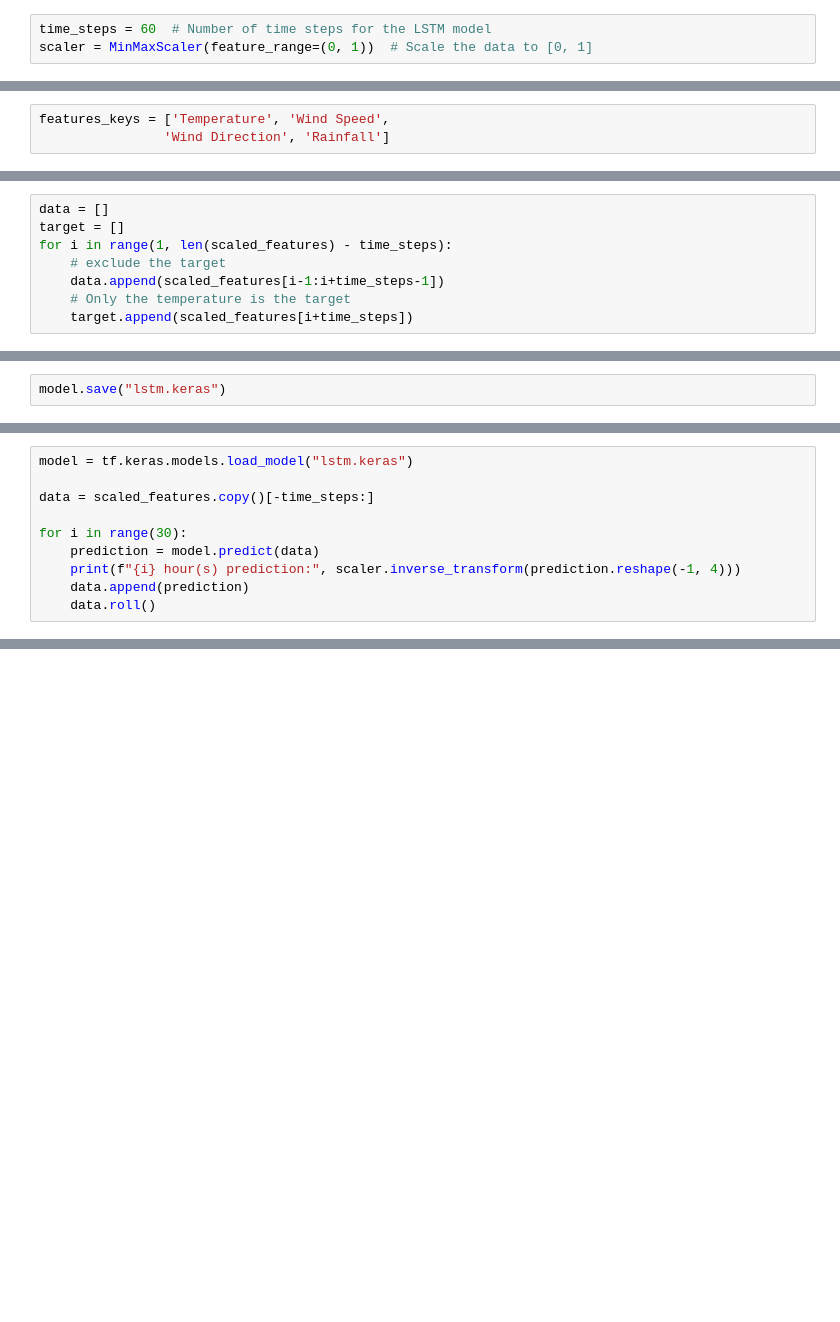
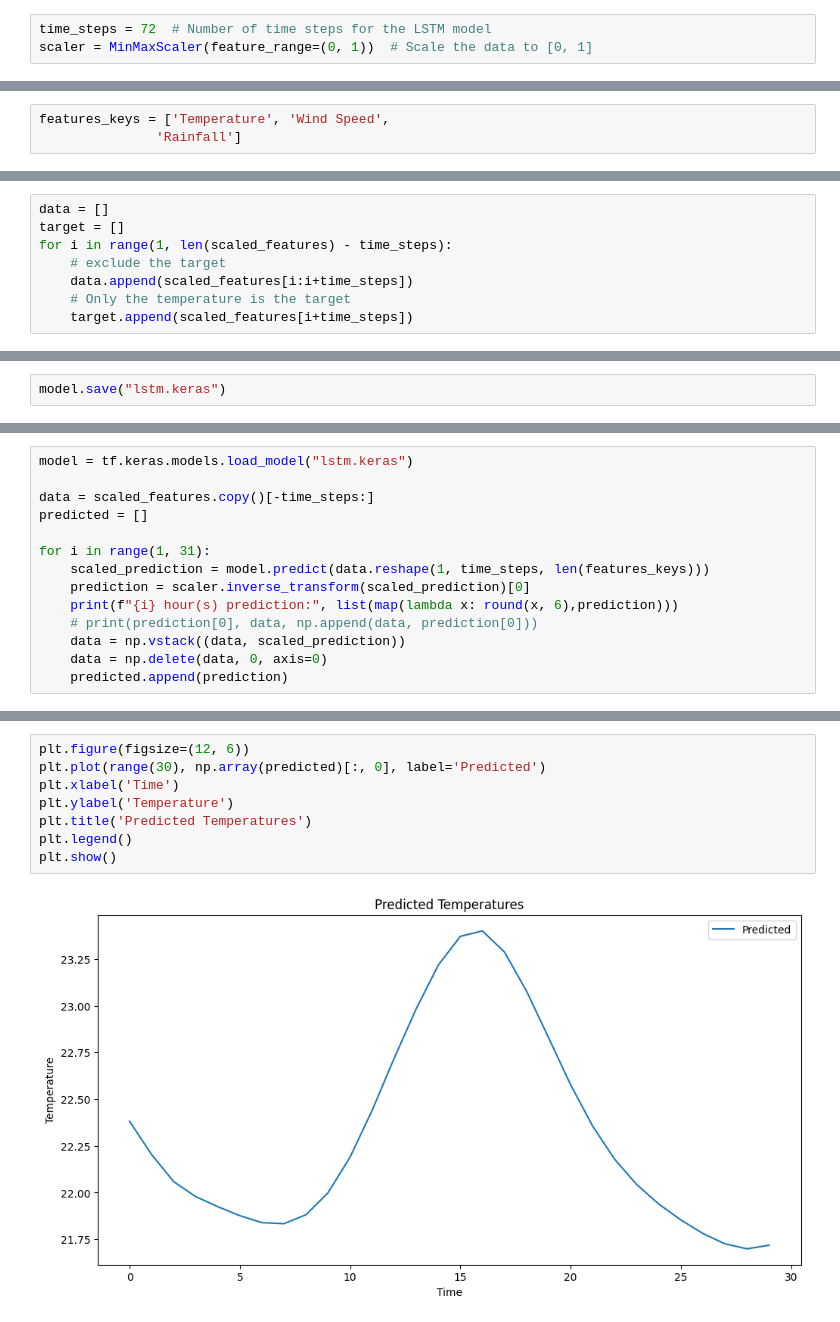
Before and after one commit to sdip15fa/weather-predict, a Jupyter notebook: lstm.ipynb, the cells around one changed output, grey strips where cells are left out. Cells and saved outputs as stored; diff of their text form; blank space fills up the shorter version.

Commit message:
fix data

```diff
--- a/lstm.ipynb
+++ b/lstm.ipynb
@@ -88,7 +95,7 @@ Prepare the data for LSTM
 # %% [markdown]
 In[131]:
 # %%
-time_steps = 60  # Number of time steps for the LSTM model
+time_steps = 72  # Number of time steps for the LSTM model
 scaler = MinMaxScaler(feature_range=(0, 1))  # Scale the data to [0, 1]
 # %% [markdown]
 Create sequences of input data and corresponding target values
@@ -127,6 +134,6 @@ df
 # %%
 features_keys = ['Temperature', 'Wind Speed',
-                'Wind Direction', 'Rainfall']
+               'Rainfall']
 # %% [markdown]
 Scale the temperature, wind speed, rainfall, and wind direction values
 # %%
@@ -149,7 +156,7 @@ data = []
 target = []
 for i in range(1, len(scaled_features) - time_steps):
     # exclude the target
-    data.append(scaled_features[i-1:i+time_steps-1])
+    data.append(scaled_features[i:i+time_steps])
     # Only the temperature is the target
     target.append(scaled_features[i+time_steps])
 # %%
@@ -325,9 +354,13 @@ model.save("lstm.keras")
 model = tf.keras.models.load_model("lstm.keras")
 
 data = scaled_features.copy()[-time_steps:]
+predicted = []
 
-for i in range(30):
-    prediction = model.predict(data)
-    print(f"{i} hour(s) prediction:", scaler.inverse_transform(prediction.reshape(-1, 4)))
-    data.append(prediction)
-    data.roll()
+for i in range(1, 31):
+    scaled_prediction = model.predict(data.reshape(1, time_steps, len(features_keys)))
+    prediction = scaler.inverse_transform(scaled_prediction)[0]
+    print(f"{i} hour(s) prediction:", list(map(lambda x: round(x, 6),prediction)))
+    # print(prediction[0], data, np.append(data, prediction[0]))
+    data = np.vstack((data, scaled_prediction))
+    data = np.delete(data, 0, axis=0)
+    predicted.append(prediction)
@@ -333,0 +405,10 @@ for i in range(30):
+# %%
+plt.figure(figsize=(12, 6))
+plt.plot(range(30), np.array(predicted)[:, 0], label='Predicted')
+plt.xlabel('Time')
+plt.ylabel('Temperature')
+plt.title('Predicted Temperatures')
+plt.legend()
+plt.show()
+# %% [output]
+[figure, added]
```
Also changed, not shown: parts of 12 cells of this notebook, 12 other files.
